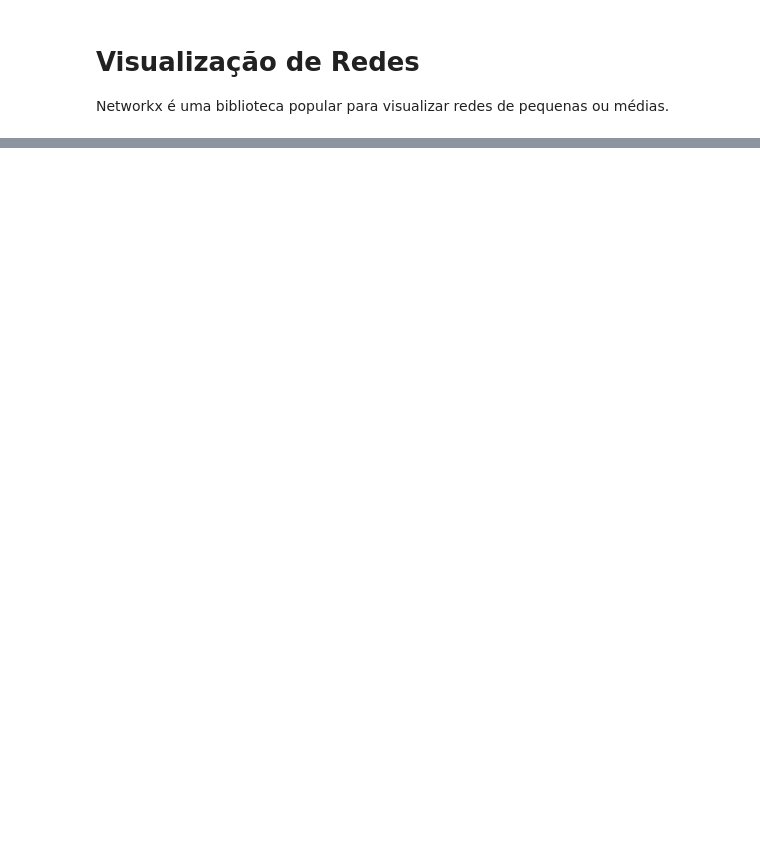
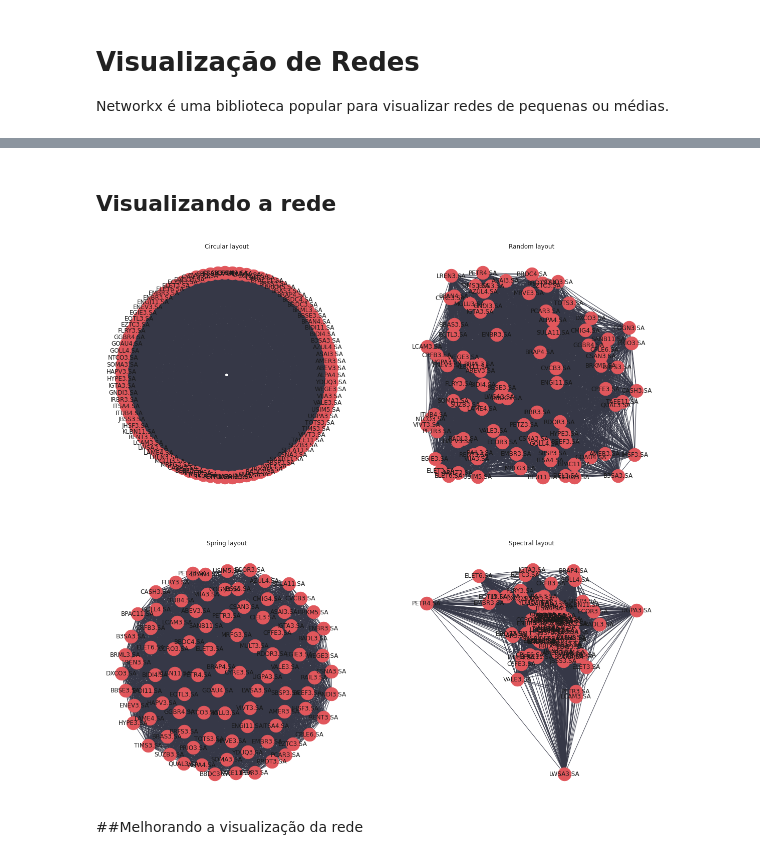
Before and after one commit to maiaufrrj/BRtrading, a Jupyter notebook: All_Assets_IBOV.ipynb, the cells around one changed output, grey strips where cells are left out. Cells and saved outputs as stored; diff of their text form; code cells hidden in the pictures; blank space fills up the shorter version.

```diff
--- a/All_Assets_IBOV.ipynb
+++ b/All_Assets_IBOV.ipynb
@@ -58,3 +83,5 @@ plt.show()
 [figure]
 # %%
 correlation_matrix['CMIN']
+# %%
+raw_asset_prices_df =df
@@ -60,0 +110,6 @@ correlation_matrix['CMIN']
+# %%
+#calculate correlation matrix using inbuilt pandas function
+correlation_matrix = log_returns_df.corr()
+
+#show first five rows of the correlation matrix
+correlation_matrix.head()
@@ -63,0 +129,10 @@ Networkx é uma biblioteca popular para visualizar redes de pequenas ou médias.
+# %%
+#convert matrix to list of edges and rename the columns
+edges = correlation_matrix.stack().reset_index()
+edges.columns = ['asset_1','asset_2','correlation']
+
+#remove self correlations
+edges = edges.loc[edges['asset_1'] != edges['asset_2']].copy()
+
+#show the first 5 rows of the edge list dataframe.
+edges.head()
@@ -70,0 +155,26 @@ print(nx.info(G0))
+# %% [markdown]
+## Visualizando a rede
+# %%
+fig, ax = plt.subplots(nrows=2, ncols=2,figsize=(20,20))
+
+nx.draw(G0, with_labels=True, node_size=700, node_color="#e1575c",
+        edge_color='#363847',  pos=nx.circular_layout(G0),ax=ax[0,0])
+ax[0,0].set_title("Circular layout")
+
+nx.draw(G0, with_labels=True, node_size=700, node_color="#e1575c",
+        edge_color='#363847',  pos=nx.random_layout(G0),ax=ax[0,1])
+ax[0,1].set_title("Random layout")
+
+nx.draw(G0, with_labels=True, node_size=700, node_color="#e1575c",
+        edge_color='#363847',  pos=nx.spring_layout(G0),ax=ax[1,0])
+ax[1,0].set_title("Spring layout")
+
+nx.draw(G0, with_labels=True, node_size=700, node_color="#e1575c",
+        edge_color='#363847',  pos=nx.spectral_layout(G0),ax=ax[1,1])
+ax[1,1].set_title("Spectral layout")
+
+plt.show()
+# %% [output]
+[figure, added]
+# %% [markdown]
+##Melhorando a visualização da rede
```
Also changed, not shown: parts of 24 cells of this notebook.
